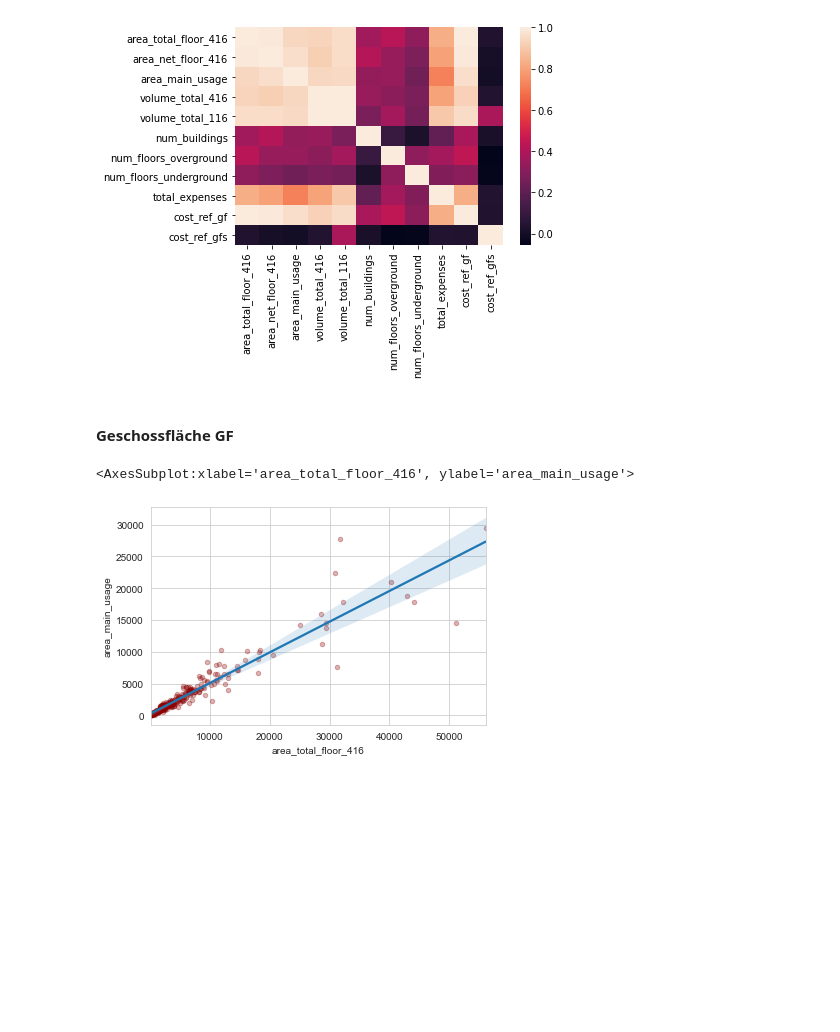
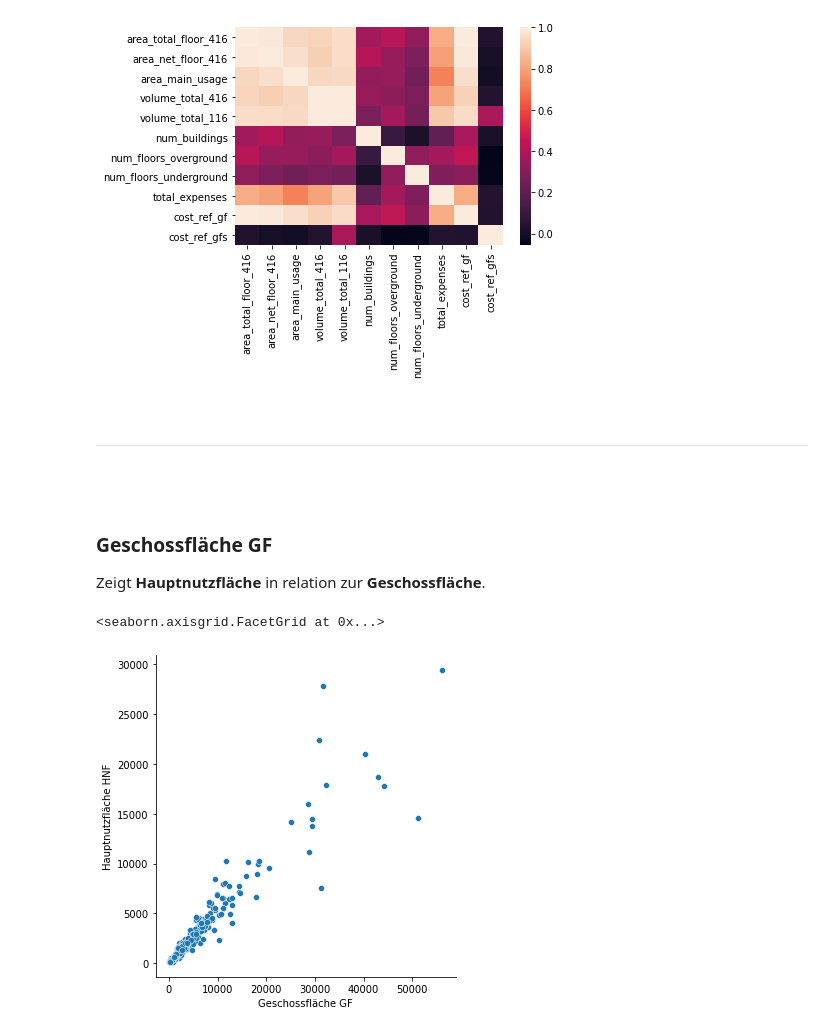
Before and after one commit to FHNW-RW/ip5-metriken-bauwesen, a Jupyter notebook: src/dataset.ipynb, the cells around one changed output. Drawn from its saved outputs; the diff is of its cells as text; code cells hidden in the pictures; blank space fills up the shorter version.

```diff
--- a/src/dataset.ipynb
+++ b/src/dataset.ipynb
@@ -25,18 +34,27 @@ filtered_df = im.select_relevant_features(df)
 sns.heatmap(filtered_df.corr());
 # %% [output]
 [figure]
+# %% [markdown]
+<br>
+
+---
+
+<br>
 # %% [markdown]
-#### Geschossfläche GF
+### Geschossfläche GF
+Zeigt **Hauptnutzfläche** in relation zur **Geschossfläche**.
 # %%
-sns.relplot(
+gf = sns.relplot(
     data=df,
     x=im.FIELD_AREA_TOTAL_FLOOR_416, y=im.FIELD_AREA_MAIN_USAGE,
     # hue=im.FIELD_NUM_FLOORS_OVERGROUND
     # size=im.FIELD_NUM_FLOORS_OVERGROUND,
     # sizes=(50, 100)
     # marker="s"
     # scatter_kws={"color":"darkred","alpha":0.3,"s":20}
 )
+
+gf.set(xlabel='Geschossfläche GF', ylabel='Hauptnutzfläche HNF')
 # %% [output]
-<AxesSubplot:xlabel='area_total_floor_416', ylabel='area_main_usage'>
+<seaborn.axisgrid.FacetGrid at 0x...>
-[figure, old version]
+[figure, new version]
```
Also changed, not shown: parts of 8 cells of this notebook, 1 other file.
